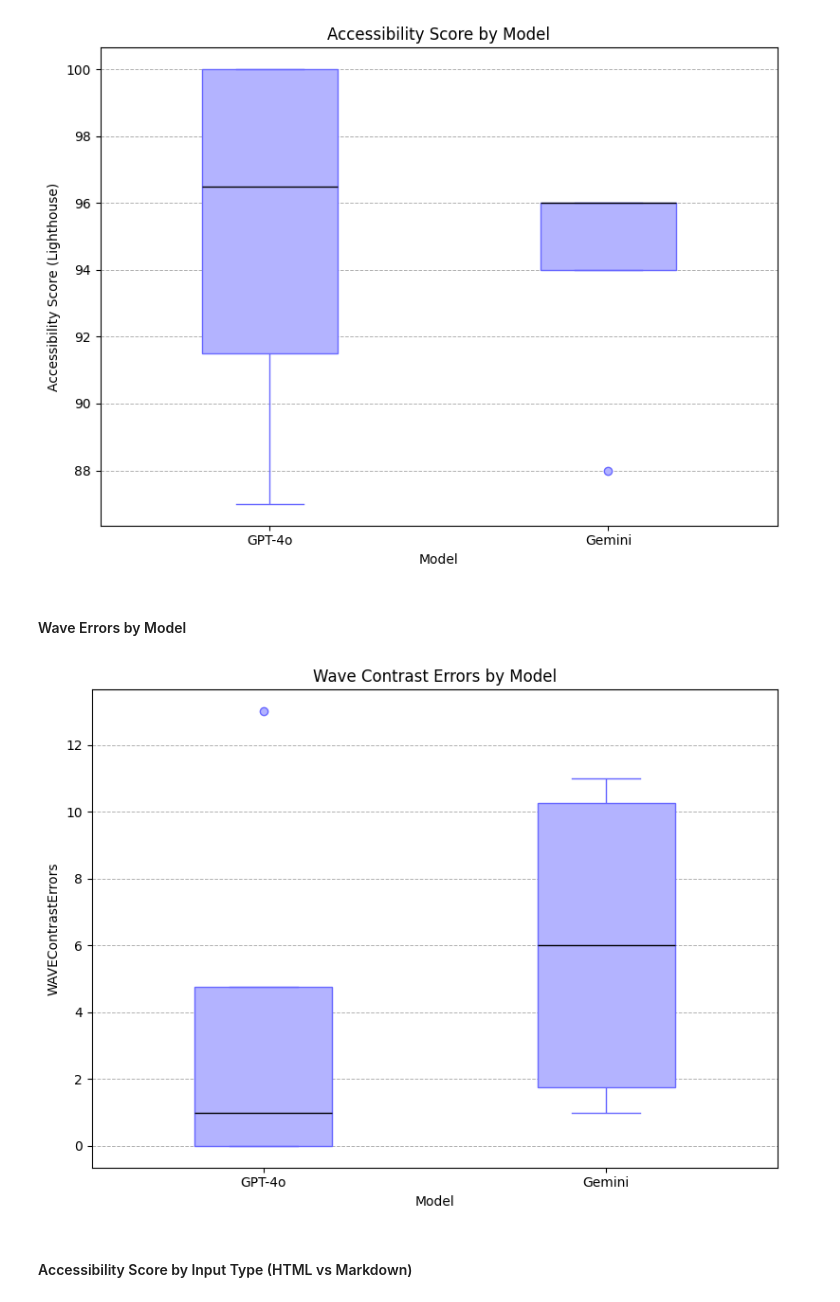
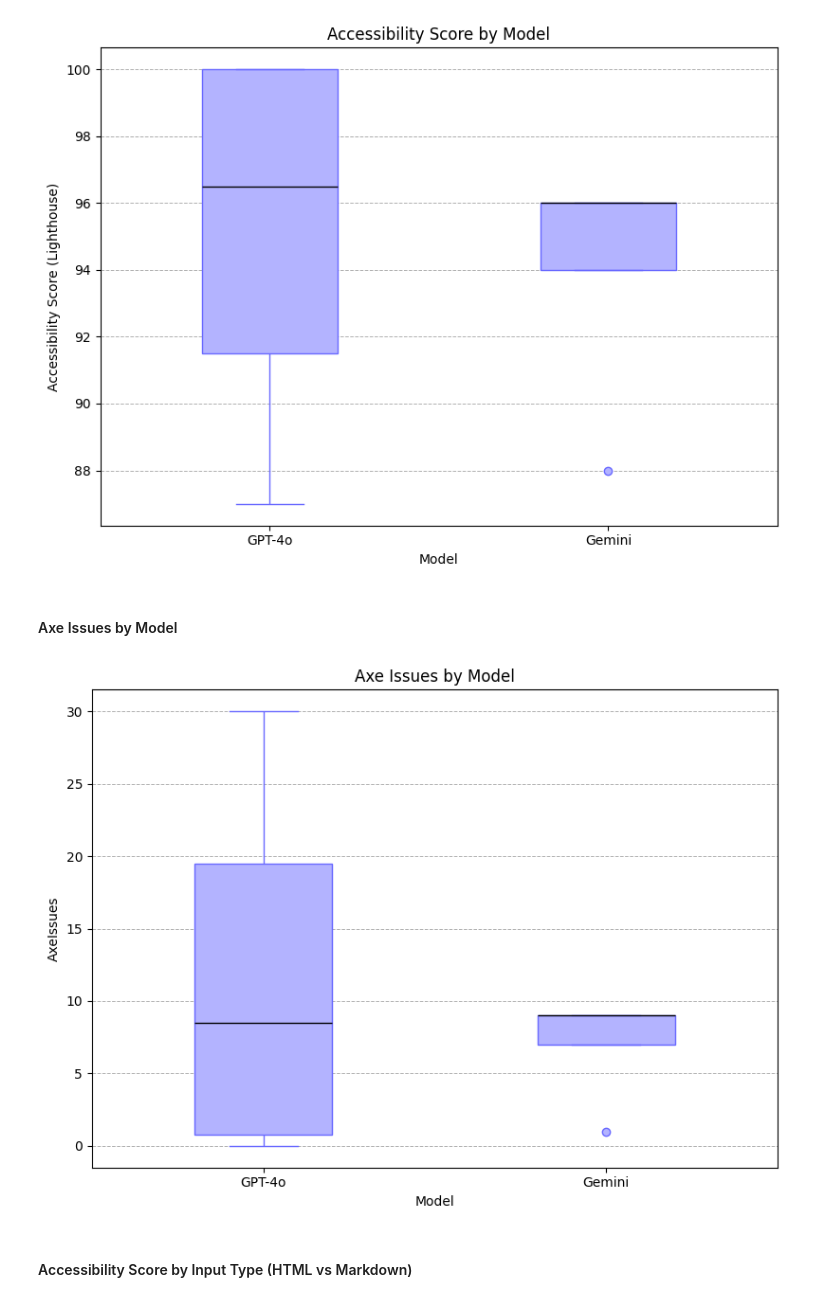
Before and after one commit to gverafei/towards-conceptual-model, a Jupyter notebook: code/conceptual-model.ipynb, the cells around one changed output. Drawn from its saved outputs; the diff is of its cells as text; code cells hidden in the pictures.

```diff
--- a/code/conceptual-model.ipynb
+++ b/code/conceptual-model.ipynb
@@ -437,32 +448,33 @@ import pandas as pd
 
 # Lista de combinaciones que vamos a mapear a mano (modelo, sitio, entrada, template, otras métricas)
 combinations = [
-    # Model, Site, InputType, TemplateUsed, AccessibilityScore, WAVE Errors, Contrast, Alerts, Features, cost_key
-    ['GPT-4o', 'Site 1', 'HTML', 'No', 93, 0, 0, 6, 11, 'GPT_Site1_html'],
-    ['GPT-4o', 'Site 1', 'HTML', 'Yes', 100, 0, 0, 6, 2, 'GPT_Site1_html_template'],
-    ['GPT-4o', 'Site 1', 'Markdown', 'No', 87, 0, 13, 6, 10, 'GPT_Site1_md'],
-    ['GPT-4o', 'Site 1', 'Markdown', 'Yes', 100, 0, 2, 2, 11, 'GPT_Site1_md_template'],
+    # Model, Site, InputType, TemplateUsed, AccessibilityScore, Axe Issues, WAVE Errors, Contrast, Alerts, Features, cost_key
+    ['GPT-4o', 'Site 1', 'HTML', 'No', 93, 16, 0, 0, 6, 11, 'GPT_Site1_html'],
+    ['GPT-4o', 'Site 1', 'HTML', 'Yes', 100, 1, 0, 0, 6, 2, 'GPT_Site1_html_template'],
+    ['GPT-4o', 'Site 1', 'Markdown', 'No', 87, 30, 0, 13, 6, 10, 'GPT_Site1_md'],
+    ['GPT-4o', 'Site 1', 'Markdown', 'Yes', 100, 0, 0, 2, 2, 11, 'GPT_Site1_md_template'],
 
-    ['Gemini', 'Site 1', 'HTML', 'No', 88, 0, 2, 5, 14, 'Gem_Site1_html'],
-    ['Gemini', 'Site 1', 'HTML', 'Yes', 96, 0, 1, 5, 13, 'Gem_Site1_html_template'],
-    ['Gemini', 'Site 1', 'Markdown', 'No', 96, 0, 11, 5, 14, 'Gem_Site1_md'],
-    ['Gemini', 'Site 1', 'Markdown', 'Yes', 96, 0, 10, 7, 12, 'Gem_Site1_md_template']
+    ['Gemini', 'Site 1', 'HTML', 'No', 88, 9, 0, 2, 5, 14, 'Gem_Site1_html'],
+    ['Gemini', 'Site 1', 'HTML', 'Yes', 96, 1, 0, 1, 5, 13, 'Gem_Site1_html_template'],
+    ['Gemini', 'Site 1', 'Markdown', 'No', 96, 9, 0, 11, 5, 14, 'Gem_Site1_md'],
+    ['Gemini', 'Site 1', 'Markdown', 'Yes', 96, 9, 0, 10, 7, 12, 'Gem_Site1_md_template']
 ]
 
 # Construir data list a partir de combinaciones y costos
 data = []
 for row in combinations:
-    model, site, input_type, template, score, err, contrast, alerts, features, key = row
+    model, site, input_type, template, score, issues, err, contrast, alerts, features, key = row
     tokens = costs[key]
     data.append([
         model, site, input_type, template,
-        score, err, contrast, alerts, features,
+        score, issues, err, contrast, alerts, features,
         tokens['ptokens'], tokens['ctokens'], tokens['totaltokens'], tokens['cost'], tokens['time']
     ])
 
 columns = [
     'Model', 'Site', 'InputType', 'TemplateUsed',
     'AccessibilityScore',
+    'AxeIssues',
     'WAVEErrors', 'WAVEContrastErrors', 'WAVEAlerts', 'WAVEFeatures',
     'PromptTokens', 'CompletionTokens', 'TotalTokens', 'TotalCost', 'TotalTime'
 ]
@@ -792,23 +806,23 @@ plt.show()
 # %% [output]
 [figure]
 # %% [markdown]
-#### Wave Errors by Model
+#### Axe Issues by Model
 # %%
 plt.figure(figsize=(8,6))
-sns.boxplot(x='Model', y='WAVEContrastErrors', data=df, width=0.4,
+sns.boxplot(x='Model', y='AxeIssues', data=df, width=0.4,
     boxprops=dict(edgecolor='#6969FF', facecolor=color_morado),
     medianprops=dict(color='black'),
     whiskerprops=dict(color='#6969FF'),
     capprops=dict(color='#6969FF'),
     flierprops=dict(markerfacecolor='#B3B3FF', markeredgecolor='#6969FF')
 )
-plt.title('Wave Contrast Errors by Model')
+plt.title('Axe Issues by Model')
 plt.grid(axis='y', linestyle='--', linewidth=0.7)
 plt.tight_layout()
-plt.savefig('figures/boxplot_wavecontrasterrors_model.jpg', dpi=300)
+plt.savefig('figures/boxplot_axeissues_model.jpg', dpi=400)
 plt.show()
 # %% [output]
-[figure, old version]
+[figure, new version]
 # %% [markdown]
 #### Accessibility Score by Input Type (HTML vs Markdown)
 # %%
```
Also changed, not shown: parts of 17 cells of this notebook, 6 other files.
